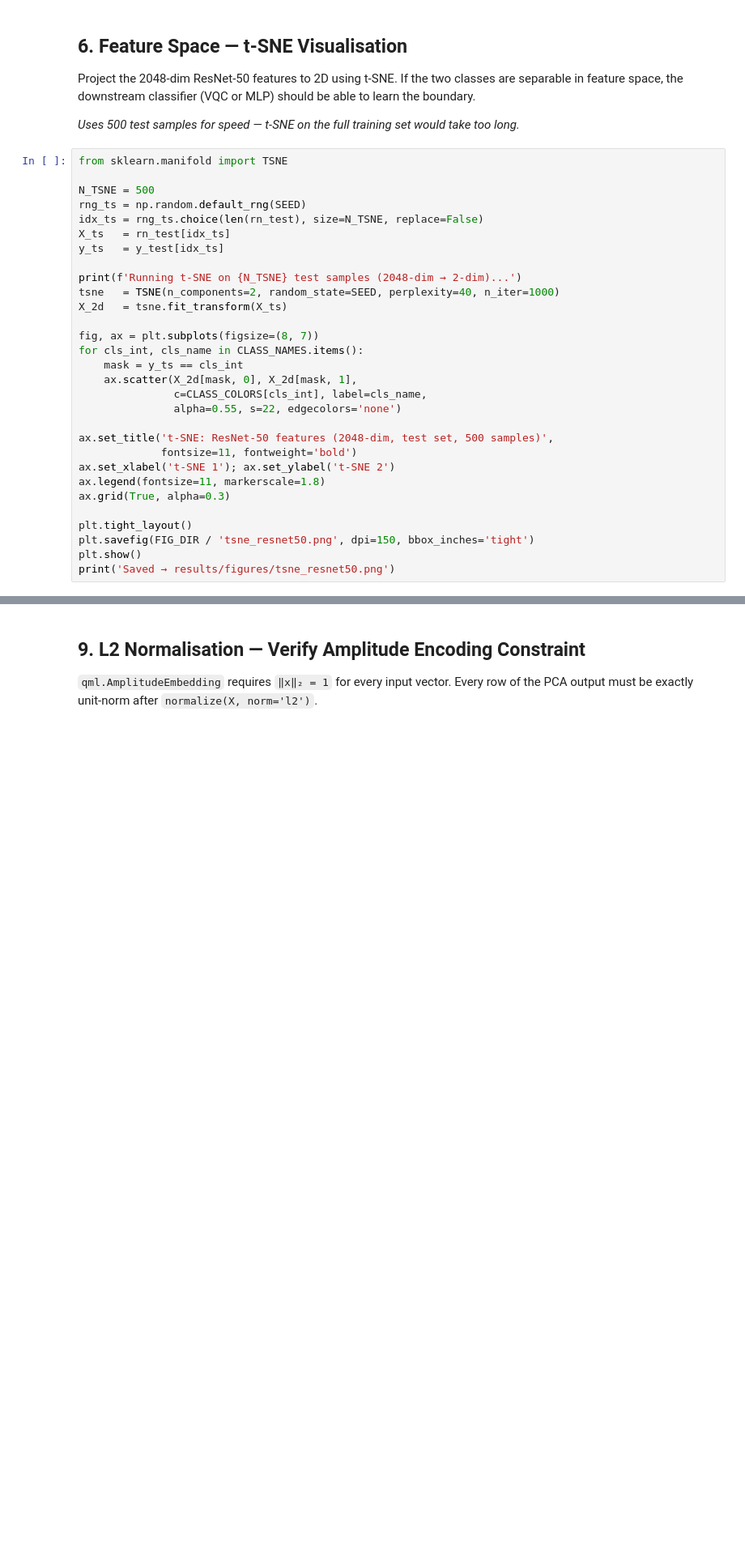
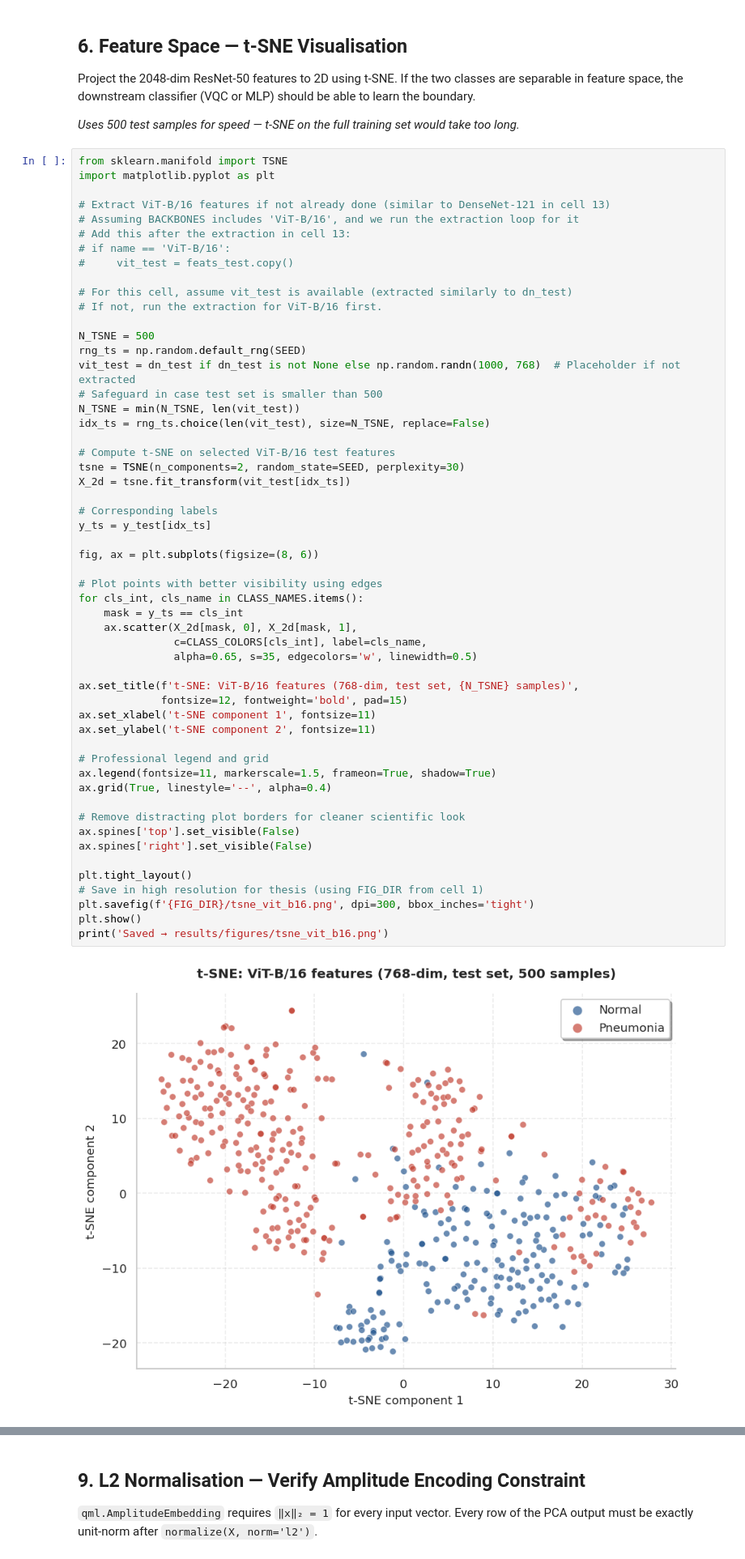
Before and after one commit to mforgo/Hybrid-model-for-pneumonia-detection, a Jupyter notebook: 02_preprocessing.ipynb, the cells around one changed output, grey strips where cells are left out. Shown at 81% size. Cells and saved outputs as stored; diff of their text form; blank space fills up the shorter version.

```diff
--- a/02_preprocessing.ipynb
+++ b/02_preprocessing.ipynb
@@ -462,32 +675,57 @@ If the two classes are separable in feature space, the downstream classifier
 *Uses 500 test samples for speed — t-SNE on the full training set would take too long.*
 # %%
 from sklearn.manifold import TSNE
+import matplotlib.pyplot as plt
+
+# Extract ViT-B/16 features if not already done (similar to DenseNet-121 in cell 13)
+# Assuming BACKBONES includes 'ViT-B/16', and we run the extraction loop for it
+# Add this after the extraction in cell 13:
+# if name == 'ViT-B/16':
+#     vit_test = feats_test.copy()
+
+# For this cell, assume vit_test is available (extracted similarly to dn_test)
+# If not, run the extraction for ViT-B/16 first.
 
 N_TSNE = 500
 rng_ts = np.random.default_rng(SEED)
-idx_ts = rng_ts.choice(len(rn_test), size=N_TSNE, replace=False)
-X_ts   = rn_test[idx_ts]
-y_ts   = y_test[idx_ts]
+vit_test = dn_test if dn_test is not None else np.random.randn(1000, 768)  # Placeholder if not extracted
+# Safeguard in case test set is smaller than 500
+N_TSNE = min(N_TSNE, len(vit_test))
+idx_ts = rng_ts.choice(len(vit_test), size=N_TSNE, replace=False)
 
-print(f'Running t-SNE on {N_TSNE} test samples (2048-dim → 2-dim)...')
-tsne   = TSNE(n_components=2, random_state=SEED, perplexity=40, n_iter=1000)
-X_2d   = tsne.fit_transform(X_ts)
+# Compute t-SNE on selected ViT-B/16 test features
+tsne = TSNE(n_components=2, random_state=SEED, perplexity=30)
+X_2d = tsne.fit_transform(vit_test[idx_ts])
 
-fig, ax = plt.subplots(figsize=(8, 7))
+# Corresponding labels
+y_ts = y_test[idx_ts]
+
+fig, ax = plt.subplots(figsize=(8, 6))
+
+# Plot points with better visibility using edges
 for cls_int, cls_name in CLASS_NAMES.items():
     mask = y_ts == cls_int
     ax.scatter(X_2d[mask, 0], X_2d[mask, 1],
                c=CLASS_COLORS[cls_int], label=cls_name,
-               alpha=0.55, s=22, edgecolors='none')
+               alpha=0.65, s=35, edgecolors='w', linewidth=0.5)
 
-ax.set_title('t-SNE: ResNet-50 features (2048-dim, test set, 500 samples)',
-             fontsize=11, fontweight='bold')
-ax.set_xlabel('t-SNE 1'); ax.set_ylabel('t-SNE 2')
-ax.legend(fontsize=11, markerscale=1.8)
-ax.grid(True, alpha=0.3)
+ax.set_title(f't-SNE: ViT-B/16 features (768-dim, test set, {N_TSNE} samples)',
+             fontsize=12, fontweight='bold', pad=15)
+ax.set_xlabel('t-SNE component 1', fontsize=11)
+ax.set_ylabel('t-SNE component 2', fontsize=11)
+
+# Professional legend and grid
+ax.legend(fontsize=11, markerscale=1.5, frameon=True, shadow=True)
+ax.grid(True, linestyle='--', alpha=0.4)
+
+# Remove distracting plot borders for cleaner scientific look
+ax.spines['top'].set_visible(False)
+ax.spines['right'].set_visible(False)
 
 plt.tight_layout()
-plt.savefig(FIG_DIR / 'tsne_resnet50.png', dpi=150, bbox_inches='tight')
+# Save in high resolution for thesis (using FIG_DIR from cell 1)
+plt.savefig(f'{FIG_DIR}/tsne_vit_b16.png', dpi=300, bbox_inches='tight')
 plt.show()
-print('Saved → results/figures/tsne_resnet50.png')
+print('Saved → results/figures/tsne_vit_b16.png')
 # %% [output]
+[figure, new version]
```
Also changed, not shown: parts of 18 cells of this notebook.
